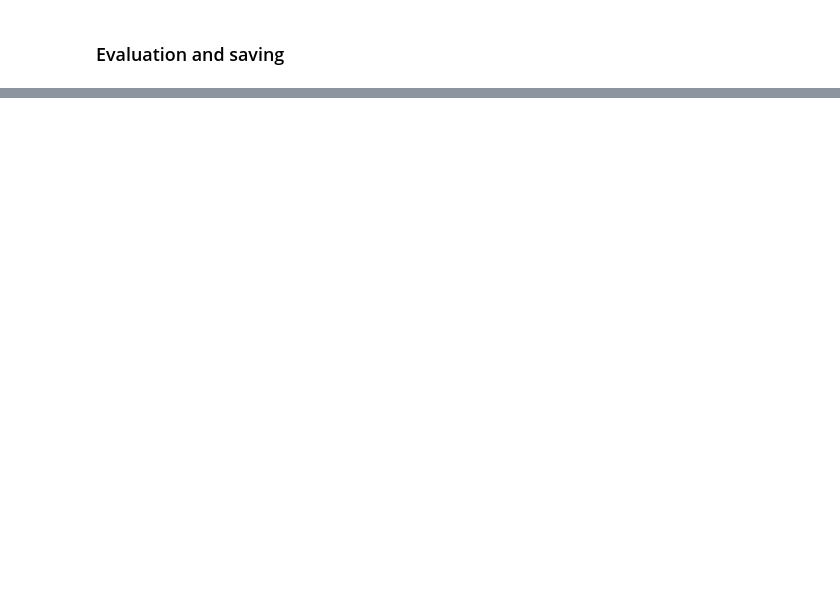
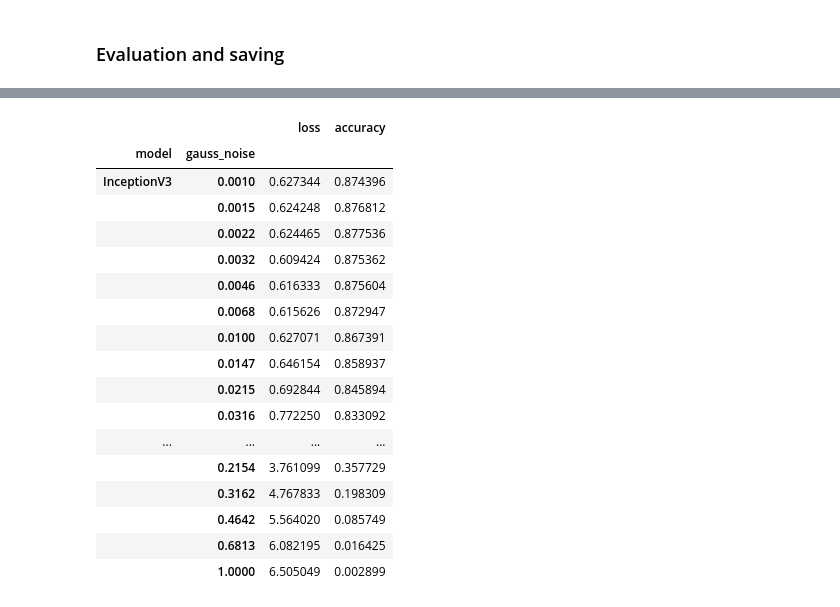
Before and after one commit to d-rogalski/MasterThesis, a Jupyter notebook: main_notebook.ipynb, the cells around one changed output, grey strips where cells are left out. Saved outputs shown, nothing was run; the diff lists cells and outputs as text; code cells hidden in the pictures; blank space fills up the shorter version.

```diff
--- a/main_notebook.ipynb
+++ b/main_notebook.ipynb
@@ -1344,0 +1674,23 @@ tf_utils.save_json(f'{FPATH}/{model_dir_name}/info.json', info)
+# %%
+df['gauss_noise'] = df['gauss_noise'].apply(lambda x: round(x, 4))
+g1 = df.groupby(['model','gauss_noise']).mean()
+g1
+# %% [output]
+|  |  | loss | accuracy |
+| model | gauss_noise |  |  |
+| InceptionV3 | 0.0010 | 0.627344 | 0.874396 |
+|  | 0.0015 | 0.624248 | 0.876812 |
+|  | 0.0022 | 0.624465 | 0.877536 |
+|  | 0.0032 | 0.609424 | 0.875362 |
+|  | 0.0046 | 0.616333 | 0.875604 |
+|  | 0.0068 | 0.615626 | 0.872947 |
+|  | 0.0100 | 0.627071 | 0.867391 |
+|  | 0.0147 | 0.646154 | 0.858937 |
+|  | 0.0215 | 0.692844 | 0.845894 |
+|  | 0.0316 | 0.772250 | 0.833092 |
+| ... | ... | ... | ... |
+|  | 0.2154 | 3.761099 | 0.357729 |
+|  | 0.3162 | 4.767833 | 0.198309 |
+|  | 0.4642 | 5.564020 | 0.085749 |
+|  | 0.6813 | 6.082195 | 0.016425 |
+|  | 1.0000 | 6.505049 | 0.002899 |
```
Also changed, not shown: parts of 28 cells of this notebook, 3 other files.
